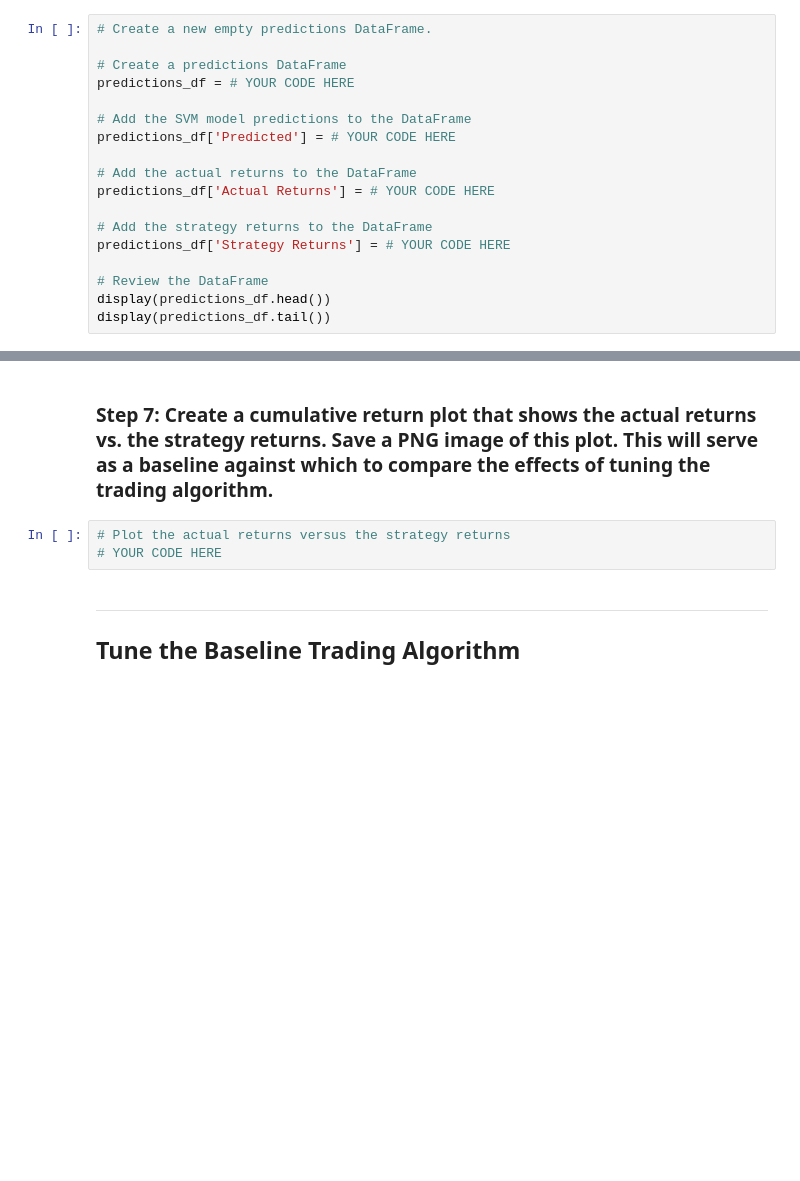
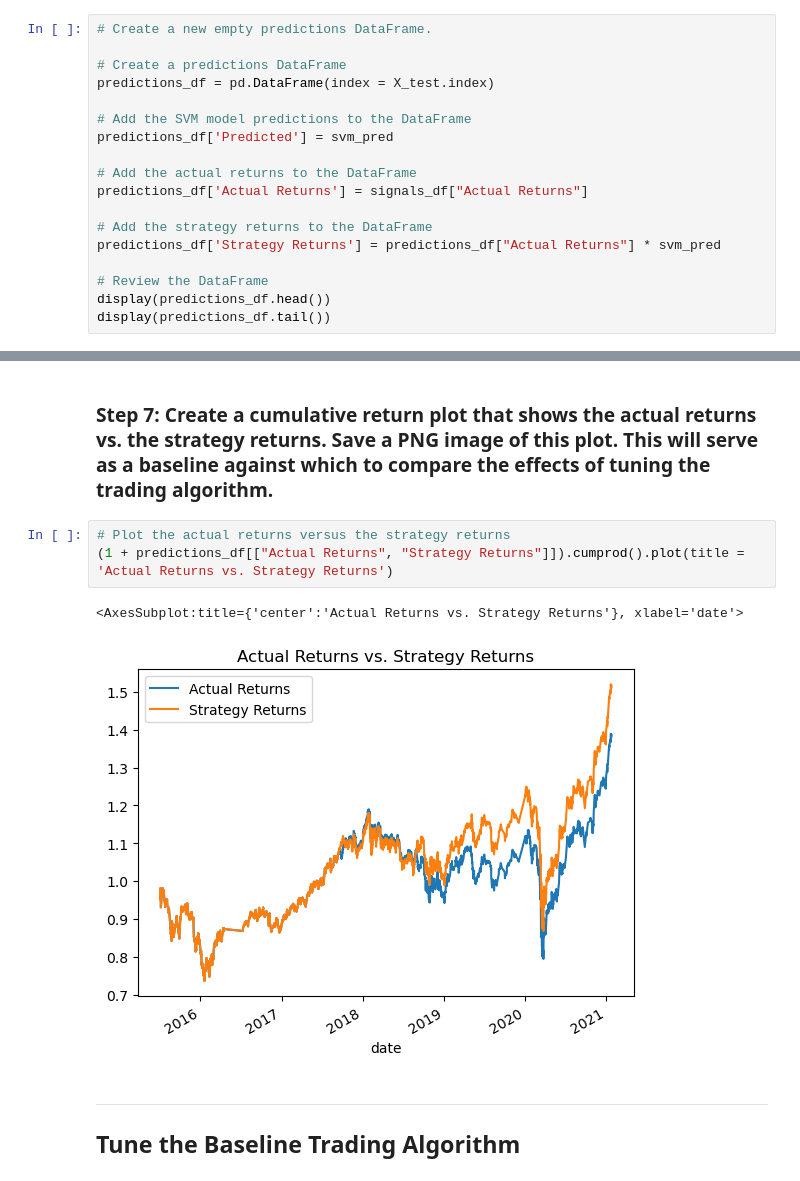
Before and after one commit to AndrewRBader/Challenge-14_CU-fintech, a Jupyter notebook: machine_learning_trading_bot.ipynb, the cells around one changed output, grey strips where cells are left out. Drawn from its saved outputs; the diff is of its cells as text; blank space fills up the shorter version.

Commit message:
plotted actual returns vs strategy returns

```diff
--- a/machine_learning_trading_bot.ipynb
+++ b/machine_learning_trading_bot.ipynb
@@ -353,16 +353,16 @@ weighted avg       0.50      0.55      0.43      4092
 # Create a new empty predictions DataFrame.
 
 # Create a predictions DataFrame
-predictions_df = # YOUR CODE HERE
+predictions_df = pd.DataFrame(index = X_test.index)
 
 # Add the SVM model predictions to the DataFrame
-predictions_df['Predicted'] = # YOUR CODE HERE
+predictions_df['Predicted'] = svm_pred
 
 # Add the actual returns to the DataFrame
-predictions_df['Actual Returns'] = # YOUR CODE HERE
+predictions_df['Actual Returns'] = signals_df["Actual Returns"]
 
 # Add the strategy returns to the DataFrame
-predictions_df['Strategy Returns'] = # YOUR CODE HERE
+predictions_df['Strategy Returns'] = predictions_df["Actual Returns"] * svm_pred
 
 # Review the DataFrame
 display(predictions_df.head())
@@ -371,7 +386,10 @@ display(predictions_df.tail())
 ### Step 7: Create a cumulative return plot that shows the actual returns vs. the strategy returns. Save a PNG image of this plot. This will serve as a baseline against which to compare the effects of tuning the trading algorithm.
 # %%
 # Plot the actual returns versus the strategy returns
-# YOUR CODE HERE
+(1 + predictions_df[["Actual Returns", "Strategy Returns"]]).cumprod().plot(title = 'Actual Returns vs. Strategy Returns')
+# %% [output]
+<AxesSubplot:title={'center':'Actual Returns vs. Strategy Returns'}, xlabel='date'>
+[figure, added]
 # %% [markdown]
 ---
 
```
Also changed, not shown: parts of 1 cell of this notebook.
